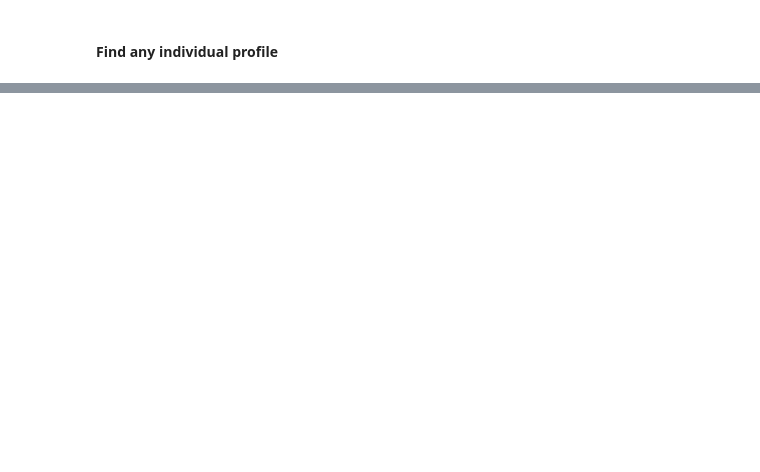
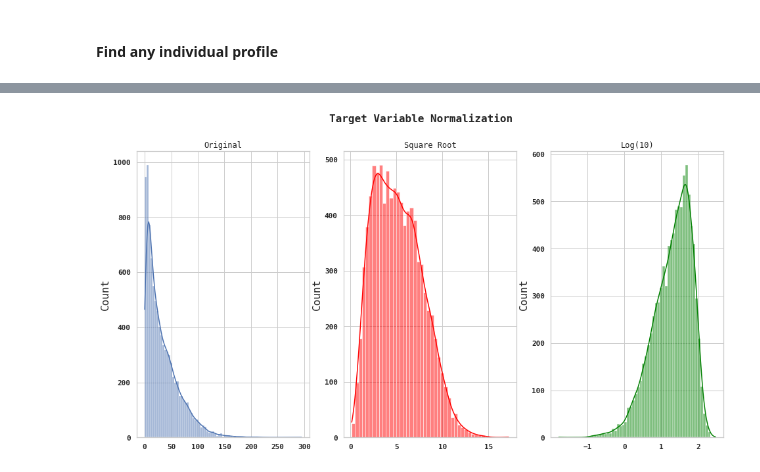
Before and after one commit to 6one2/StarbucksChallenge, a Jupyter notebook: devStarbucks.ipynb, the cells around one changed output, grey strips where cells are left out. Saved outputs shown, nothing was run; the diff lists cells and outputs as text; code cells hidden in the pictures; blank space fills up the shorter version.

Commit message:
finish model, add docstrings

```diff
--- a/devStarbucks.ipynb
+++ b/devStarbucks.ipynb
@@ -1208,5 +1225,3 @@ df.head()
 | 0009655768c64bdeb2e877511632db8f | informational | 0.0 | 15.365 |
 | 0011e0d4e6b944f998e987f904e8c1e5 | bogo | 1.0 | 54.040 |
 | 0011e0d4e6b944f998e987f904e8c1e5 | discount | 1.0 | 28.505 |
-# %%
-df['spending_ratio'] = df['amount_viewed'].div(P_filt.loc[df.index, 'total_spending'])
@@ -1347,0 +1262,14 @@ svr.score(X_test, y_test)
+# %%
+from code.data_modeling import filter_by_offer
+offer_name = 'discount'
+X, y = filter_by_offer(df, offer_name)
+# %%
+# choosing the transformation for normalization
+f, ax = plt.subplots(ncols=3, figsize=[16,8])
+sns.histplot(y, kde=True, ax=ax[0]); ax[0].set_title('Original')
+sns.histplot(np.sqrt(y), kde=True, color='red', ax=ax[1]); ax[1].set_title('Square Root')
+sns.histplot(np.log10(y), kde=True, color='green', ax=ax[2]); ax[2].set_title('Log(10)')
+plt.suptitle('Target Variable Normalization', weight='bold', fontsize=16)
+plt.show()
+# %% [output]
+[figure, added]
```
Also changed, not shown: parts of 51 cells of this notebook, 4 other files.
